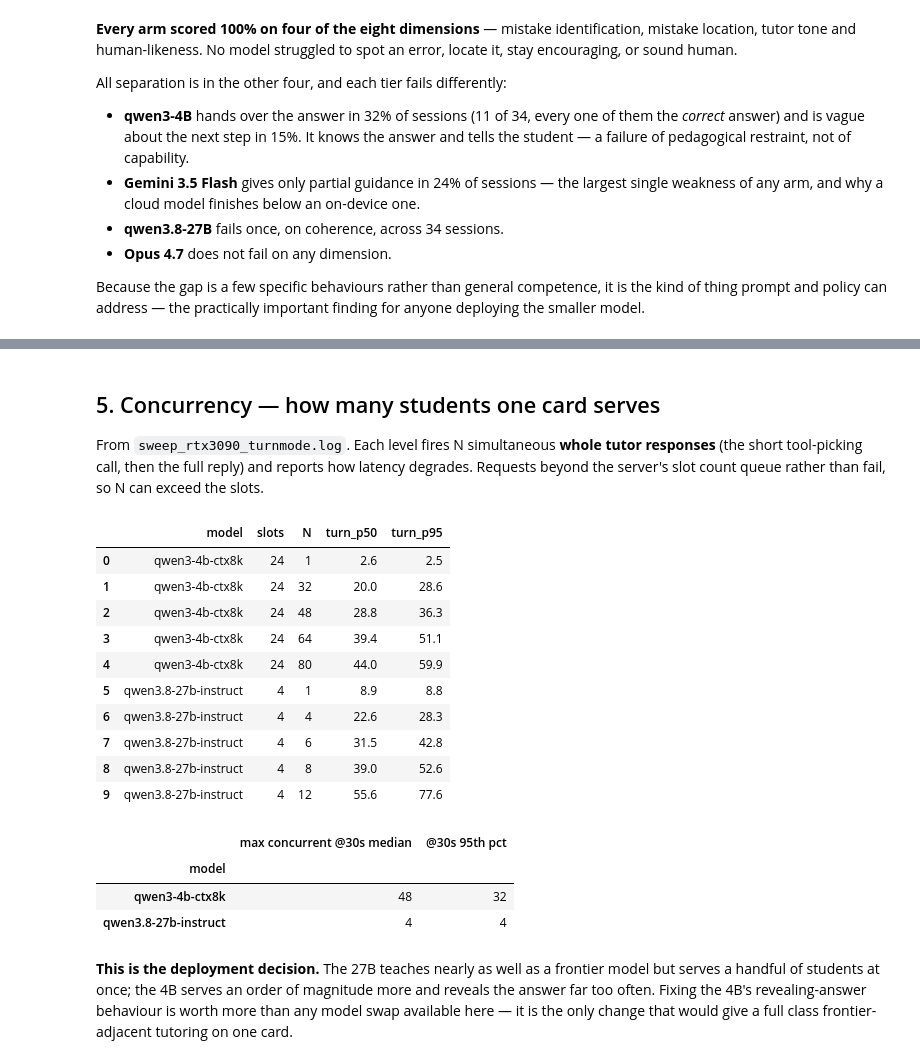
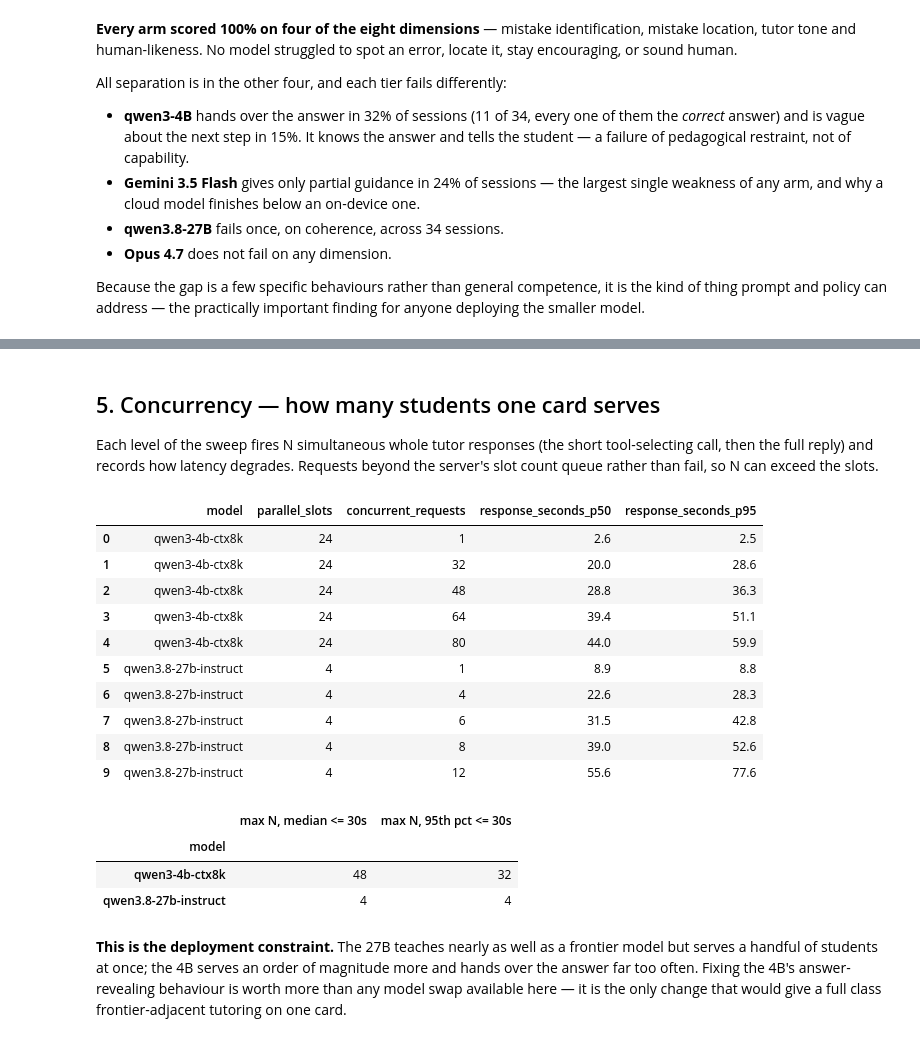
Before and after one commit to eai6/ai-tutor, a Jupyter notebook: offline_eval/ANALYSIS.ipynb, the cells around one changed output, grey strips where cells are left out. Cells and saved outputs as stored; diff of their text form; code cells hidden in the pictures.

```diff
--- a/offline_eval/ANALYSIS.ipynb
+++ b/offline_eval/ANALYSIS.ipynb
@@ -406,52 +369,44 @@ finding for anyone deploying the smaller model.
 # %% [markdown]
 ## 5. Concurrency — how many students one card serves
 
-From `sweep_rtx3090_turnmode.log`. Each level fires N simultaneous **whole
-tutor responses** (the short tool-picking call, then the full reply) and
-reports how
-latency degrades. Requests beyond the server's slot count queue rather than
-fail, so N can exceed the slots.
+Each level of the sweep fires N simultaneous whole tutor responses (the short
+tool-selecting call, then the full reply) and records how latency degrades.
+Requests beyond the server's slot count queue rather than fail, so N can exceed
+the slots.
-# %%
-import re
-_HDR = re.compile(r"^#+ (\S+) slots=(\d+)")
-_ROW = re.compile(r"^\s*(\d+)\s+\d+\s+([\d.]+)s\s+([\d.]+)s")
-sweep, key = [], None
-for line in open(ROOT / "offline_eval" / "sweep_rtx3090_turnmode.log"):
-    h = _HDR.match(line)
-    if h: key = (h.group(1), int(h.group(2))); continue
-    r = _ROW.match(line)
-    if r and key:
-        sweep.append({"model": key[0], "slots": key[1], "N": int(r.group(1)),
-                      "turn_p50": float(r.group(2)), "turn_p95": float(r.group(3))})
-sweep = pd.DataFrame(sweep)
-display(sweep)
-
-BUDGET = 30.0    # seconds a student will wait for one tutor response
-cap = (sweep[sweep.turn_p50 <= BUDGET].groupby("model")["N"].max()
-       .rename(f"max concurrent @{BUDGET:.0f}s median").to_frame())
-cap[f"@{BUDGET:.0f}s 95th pct"] = sweep[sweep.turn_p95 <= BUDGET].groupby("model")["N"].max()
-cap
-# %% [output]
-|  | model | slots | N | turn_p50 | turn_p95 |
-| 0 | qwen3-4b-ctx8k | 24 | 1 | 2.6 | 2.5 |
-| 1 | qwen3-4b-ctx8k | 24 | 32 | 20.0 | 28.6 |
-| 2 | qwen3-4b-ctx8k | 24 | 48 | 28.8 | 36.3 |
-| 3 | qwen3-4b-ctx8k | 24 | 64 | 39.4 | 51.1 |
-| 4 | qwen3-4b-ctx8k | 24 | 80 | 44.0 | 59.9 |
-| 5 | qwen3.8-27b-instruct | 4 | 1 | 8.9 | 8.8 |
-| 6 | qwen3.8-27b-instruct | 4 | 4 | 22.6 | 28.3 |
-| 7 | qwen3.8-27b-instruct | 4 | 6 | 31.5 | 42.8 |
-| 8 | qwen3.8-27b-instruct | 4 | 8 | 39.0 | 52.6 |
-| 9 | qwen3.8-27b-instruct | 4 | 12 | 55.6 | 77.6 |
-|  | max concurrent @30s median | @30s 95th pct |
-| model |  |  |
-| qwen3-4b-ctx8k | 48 | 32 |
-| qwen3.8-27b-instruct | 4 | 4 |
+# %%
+display(concurrency)
+
+BUDGET = 30.0    # seconds a student will wait for one tutor response
+cap = pd.DataFrame({
+    f"max N, median <= {BUDGET:.0f}s":
+        concurrency[concurrency.response_seconds_p50 <= BUDGET]
+            .groupby("model").concurrent_requests.max(),
+    f"max N, 95th pct <= {BUDGET:.0f}s":
+        concurrency[concurrency.response_seconds_p95 <= BUDGET]
+            .groupby("model").concurrent_requests.max(),
+})
+cap
+# %% [output]
+|  | model | parallel_slots | concurrent_requests | response_seconds_p50 | response_seconds_p95 |
+| 0 | qwen3-4b-ctx8k | 24 | 1 | 2.6 | 2.5 |
+| 1 | qwen3-4b-ctx8k | 24 | 32 | 20.0 | 28.6 |
+| 2 | qwen3-4b-ctx8k | 24 | 48 | 28.8 | 36.3 |
+| 3 | qwen3-4b-ctx8k | 24 | 64 | 39.4 | 51.1 |
+| 4 | qwen3-4b-ctx8k | 24 | 80 | 44.0 | 59.9 |
+| 5 | qwen3.8-27b-instruct | 4 | 1 | 8.9 | 8.8 |
+| 6 | qwen3.8-27b-instruct | 4 | 4 | 22.6 | 28.3 |
+| 7 | qwen3.8-27b-instruct | 4 | 6 | 31.5 | 42.8 |
+| 8 | qwen3.8-27b-instruct | 4 | 8 | 39.0 | 52.6 |
+| 9 | qwen3.8-27b-instruct | 4 | 12 | 55.6 | 77.6 |
+|  | max N, median <= 30s | max N, 95th pct <= 30s |
+| model |  |  |
+| qwen3-4b-ctx8k | 48 | 32 |
+| qwen3.8-27b-instruct | 4 | 4 |
 # %% [markdown]
-**This is the deployment decision.** The 27B teaches nearly as well as a
+**This is the deployment constraint.** The 27B teaches nearly as well as a
 frontier model but serves a handful of students at once; the 4B serves an order
-of magnitude more and reveals the answer far too often. Fixing the 4B's
-revealing-answer behaviour is worth more than any model swap available here —
+of magnitude more and hands over the answer far too often. Fixing the 4B's
+answer-revealing behaviour is worth more than any model swap available here —
 it is the only change that would give a full class frontier-adjacent tutoring
 on one card.
 # %% [markdown]
```
Also changed, not shown: parts of 31 cells of this notebook, 8 other files.
